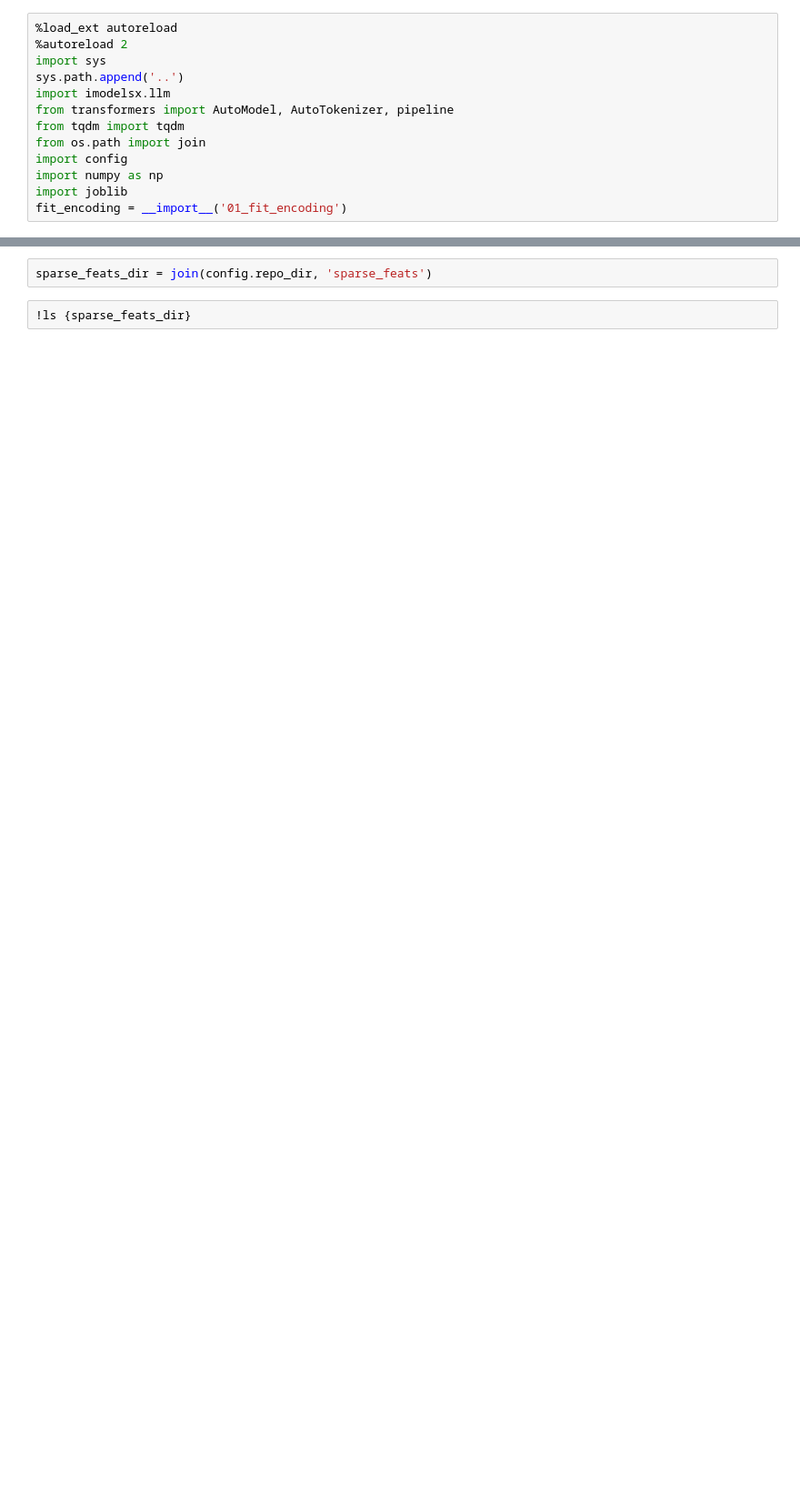
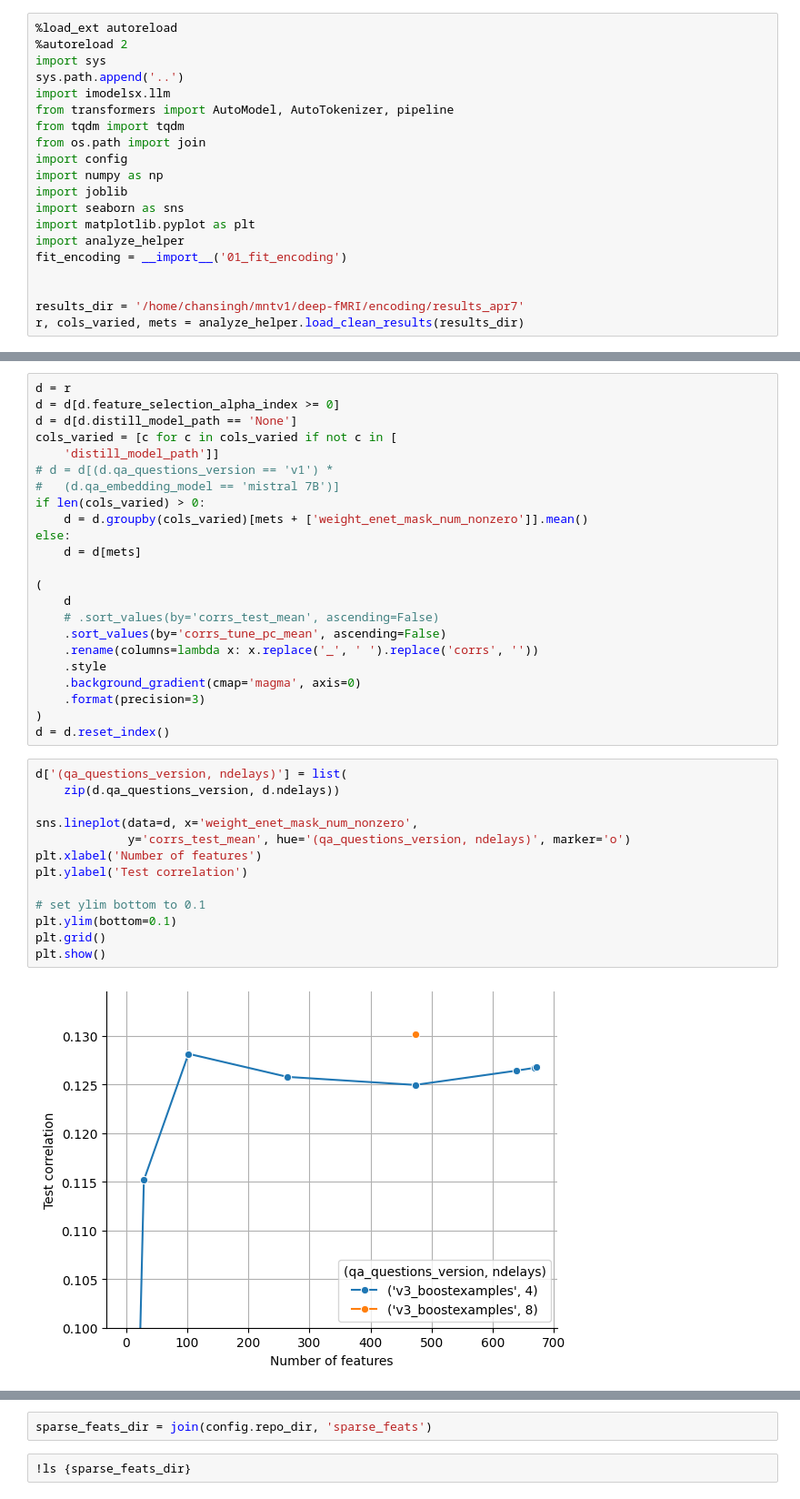
Before and after one commit to csinva/interpretable-embeddings, a Jupyter notebook: notebooks/07_sparsity.ipynb, the cells around one changed output, grey strips where cells are left out. Shown at 91% size. Drawn from its saved outputs; the diff is of its cells as text; blank space fills up the shorter version.

Commit message:
add sparsity plots

```diff
--- a/notebooks/07_sparsity.ipynb
+++ b/notebooks/07_sparsity.ipynb
@@ -10,7 +10,14 @@ from os.path import join
 import config
 import numpy as np
 import joblib
+import seaborn as sns
+import matplotlib.pyplot as plt
+import analyze_helper
 fit_encoding = __import__('01_fit_encoding')
+
+
+results_dir = '/home/chansingh/mntv1/deep-fMRI/encoding/results_apr7'
+r, cols_varied, mets = analyze_helper.load_clean_results(results_dir)
 # %% [output]
 The autoreload extension is already loaded. To reload it, use:
   %reload_ext autoreload
@@ -16,0 +27,38 @@ The autoreload extension is already loaded. To reload it, use:
+# %%
+d = r
+d = d[d.feature_selection_alpha_index >= 0]
+d = d[d.distill_model_path == 'None']
+cols_varied = [c for c in cols_varied if not c in [
+    'distill_model_path']]
+# d = d[(d.qa_questions_version == 'v1') *
+#   (d.qa_embedding_model == 'mistral 7B')]
+if len(cols_varied) > 0:
+    d = d.groupby(cols_varied)[mets + ['weight_enet_mask_num_nonzero']].mean()
+else:
+    d = d[mets]
+
+(
+    d
+    # .sort_values(by='corrs_test_mean', ascending=False)
+    .sort_values(by='corrs_tune_pc_mean', ascending=False)
+    .rename(columns=lambda x: x.replace('_', ' ').replace('corrs', ''))
+    .style
+    .background_gradient(cmap='magma', axis=0)
+    .format(precision=3)
+)
+d = d.reset_index()
+# %%
+d['(qa_questions_version, ndelays)'] = list(
+    zip(d.qa_questions_version, d.ndelays))
+
+sns.lineplot(data=d, x='weight_enet_mask_num_nonzero',
+             y='corrs_test_mean', hue='(qa_questions_version, ndelays)', marker='o')
+plt.xlabel('Number of features')
+plt.ylabel('Test correlation')
+
+# set ylim bottom to 0.1
+plt.ylim(bottom=0.1)
+plt.grid()
+plt.show()
+# %% [output]
+[figure, added]
```
Also changed, not shown: parts of 6 cells of this notebook, 5 other files.
